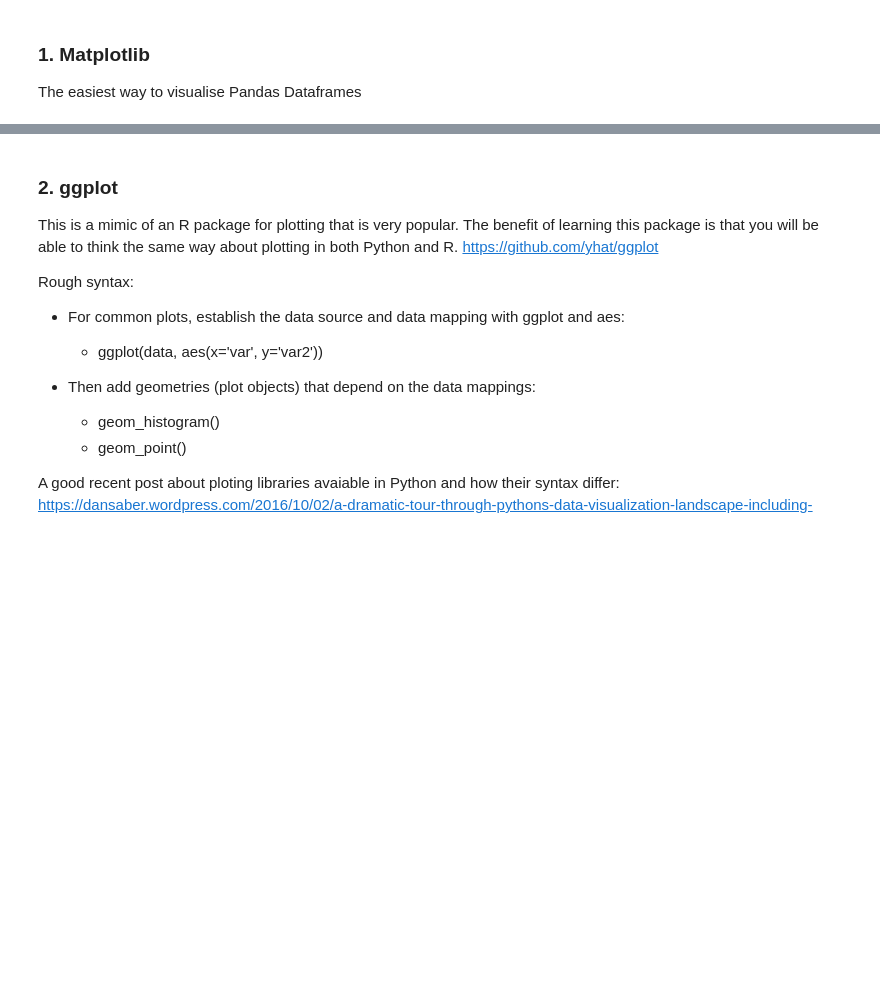
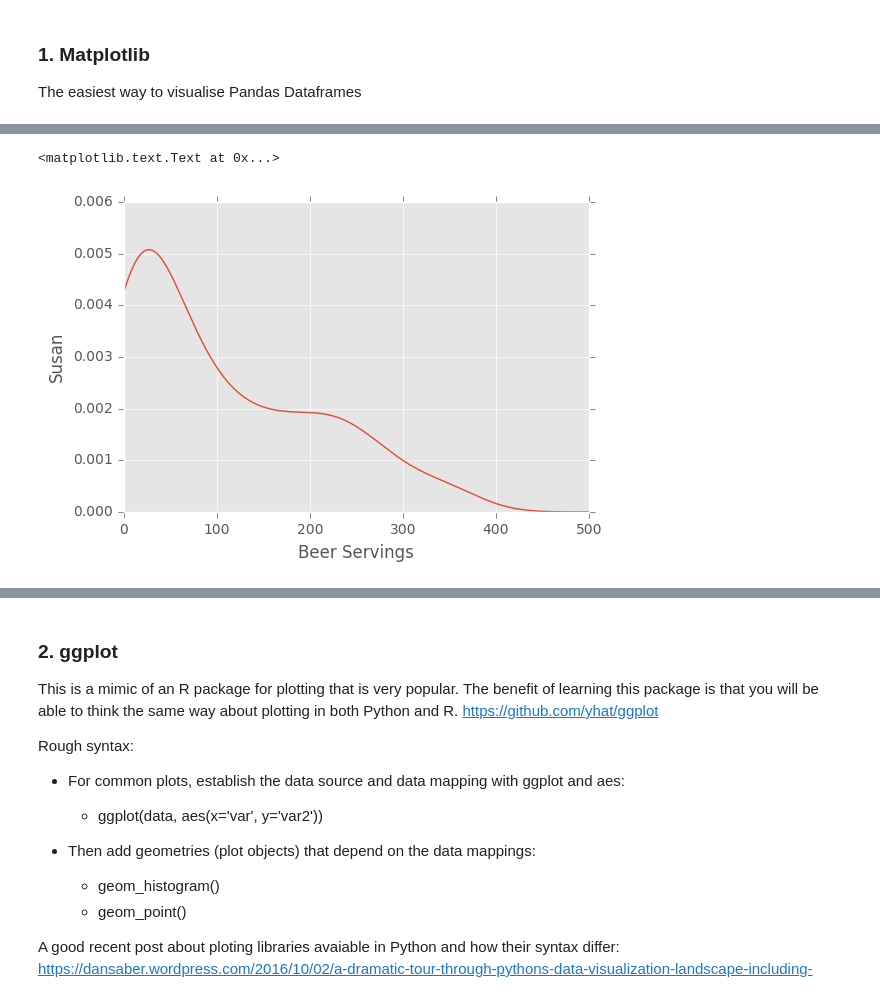
Before and after one commit to alasdaird/SYD_DAT_6, a Jupyter notebook: labs/Week 2/Lab 2 - Data Visualisation.ipynb, the cells around one changed output, grey strips where cells are left out. Saved outputs shown, nothing was run; the diff lists cells and outputs as text; code cells hidden in the pictures; blank space fills up the shorter version.

Commit message:
susan

```diff
--- a/labs/Week 2/Lab 2 - Data Visualisation.ipynb
+++ b/labs/Week 2/Lab 2 - Data Visualisation.ipynb
@@ -37,7 +45,11 @@ plt.ylabel('Frequency')
 # %%
 # density plot of beer servings (smooth version of a histogram)
 drinks.beer_servings.plot(kind='density', xlim=(0,500))
 plt.xlabel('Beer Servings')
+plt.ylabel('Susan')
+# %% [output]
+<matplotlib.text.Text at 0x...>
+[figure, added]
 # %%
 # grouped histogram of beer servings (shows the distribution for each group)
 drinks.beer_servings.hist(by=drinks.continent, sharex=True, sharey=True)
```
Also changed, not shown: parts of 24 cells of this notebook, 6 other files.
